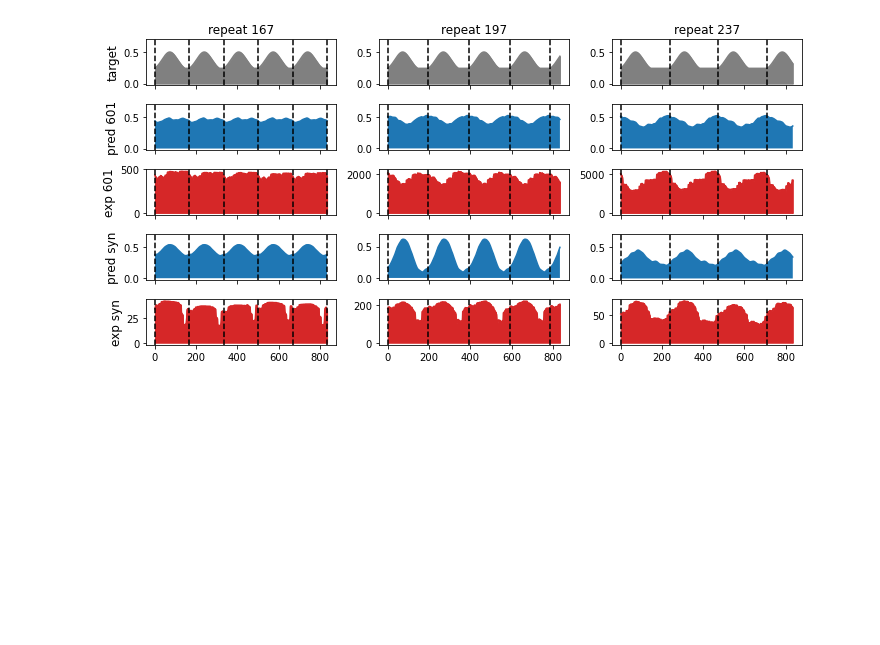
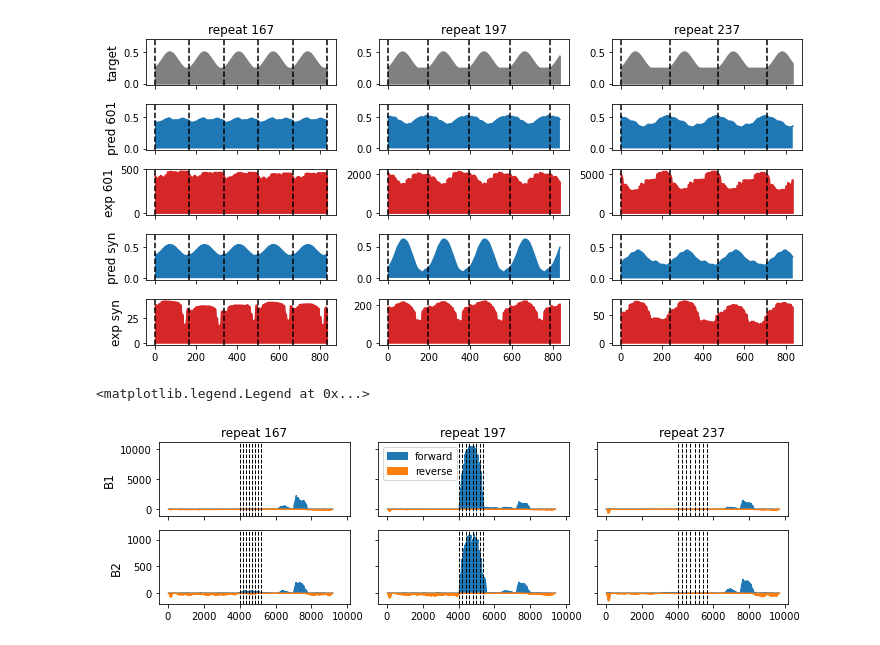
Before and after one commit to Alexwestbrook/nuc_sequence_design, a Jupyter notebook: figure_article.ipynb, the cells around one changed output. Cells and saved outputs as stored; diff of their text form; code cells hidden in the pictures; blank space fills up the shorter version.

```diff
--- a/figure_article.ipynb
+++ b/figure_article.ipynb
@@ -151,8 +243,12 @@ def target(n_reps, replen, final_len=None):
     nuclen = 147
 
     x_gauss = np.arange(1, nuclen)
-    y_target_ = shift + amp*np.exp(-((x_gauss-((nuclen-1)/2))**2 / (nuclen**2/8)))
-    y_target_ = np.append(y_target_, np.repeat(y_target_[-1],(replen - (nuclen-1)))) #linkers at last value
+    y_target_ = shift + amp * np.exp(
+        -((x_gauss - ((nuclen - 1) / 2)) ** 2 / (nuclen**2 / 8))
+    )
+    y_target_ = np.append(
+        y_target_, np.repeat(y_target_[-1], (replen - (nuclen - 1)))
+    )  # linkers at last value
     y_target = np.tile(y_target_, n_reps)
     if final_len is not None:
         y_target = y_target[:final_len]
@@ -161,11 +257,10 @@ def target(n_reps, replen, final_len=None):
 
 def moving_average(x, n=2, keepsize=False):
     if keepsize:
-        x = np.concatenate([
-            np.zeros(n // 2, dtype=x.dtype),
-            x,
-            np.zeros((n-1) // 2, dtype=x.dtype)])
+        x = np.concatenate(
+            [np.zeros(n // 2, dtype=x.dtype), x, np.zeros((n - 1) // 2, dtype=x.dtype)]
+        )
     ret = np.cumsum(x)
     ret[n:] = ret[n:] - ret[:-n]
-    return ret[n - 1:] / n
+    return ret[n - 1 :] / n
 # %%
@@ -232,0 +384,53 @@ for j in range(3):
+# %%
+edge = 4000
+start = 4000 - edge
+stop = 4000 + 7 * 237 + edge
+signals = np.array(
+    [
+        [
+            [rna2022_167_for, rna2022_167_rev],
+            [rna2022_197_for, rna2022_197_rev],
+            [rna2022_237_for, rna2022_237_rev],
+        ],
+        [
+            [rna2023_167_for, rna2023_167_rev],
+            [rna2023_197_for, rna2023_197_rev],
+            [rna2023_237_for, rna2023_237_rev],
+        ],
+    ]
+)
+ylabels = ["B1", "B2"]
+repeats = ["167", "197b", "237"]
+fig, axes = plt.subplots(
+    2, 3, figsize=(10, 3), facecolor="w", layout="tight", sharex=True, sharey="row"
+)
+
+for j in range(3):
+    axes[0, j].set_title(f"repeat {repeats[j][:3]}")  # , fontsize=16)
+for i in range(2):
+    axes[i, 0].set_ylabel(ylabels[i], fontsize=12)
+    for j in range(3):
+        ax = axes[i, j]
+        rid = repeats[j]
+        rlen = int(rid[:3])
+        signal_for = signals[i, j, 0][f"{rid}_7_4kbrf"].copy()
+        signal_rev = signals[i, j, 1][f"{rid}_7_4kbrf"].copy()
+        stop = 4000 + 7 * rlen + edge
+        ax.fill_between(
+            np.arange(stop - start),
+            signal_for[start:stop],
+            color=colors[0],
+            label="forward",
+        )
+        ax.fill_between(
+            np.arange(stop - start),
+            -signal_rev[start:stop],
+            color=colors[1],
+            label="reverse",
+        )
+        for reps in range(0, 8):
+            ax.axvline(edge + reps * rlen, color="k", linestyle="--", linewidth=1)
+axes[0, 1].legend(loc="upper left")
+# %% [output]
+<matplotlib.legend.Legend at 0x...>
+[figure, added]
```
Also changed, not shown: parts of 8 cells of this notebook, 14 other files.
